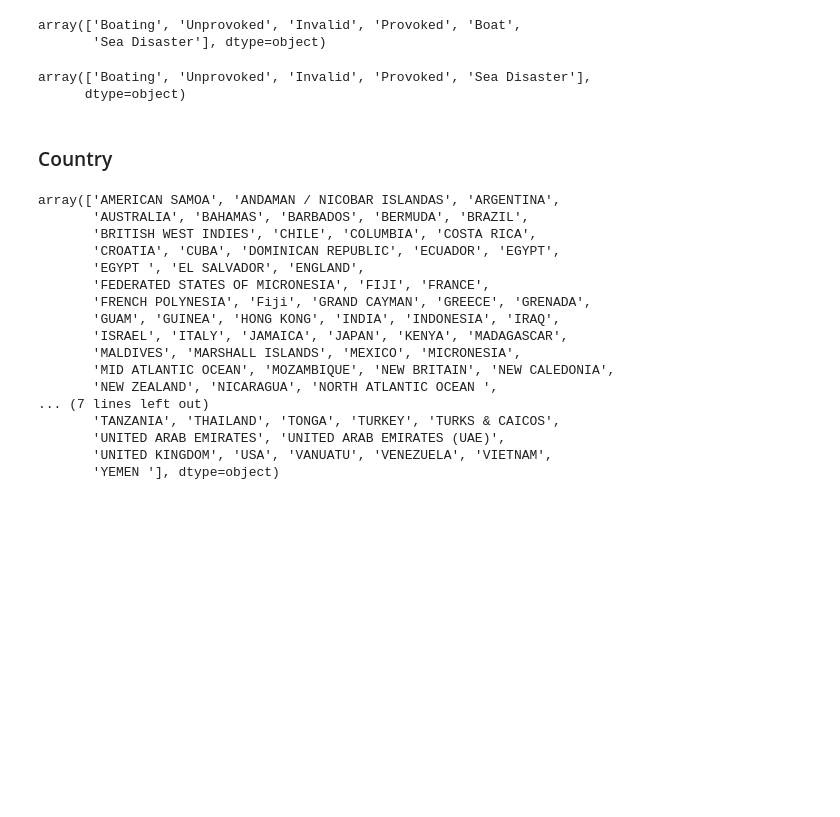
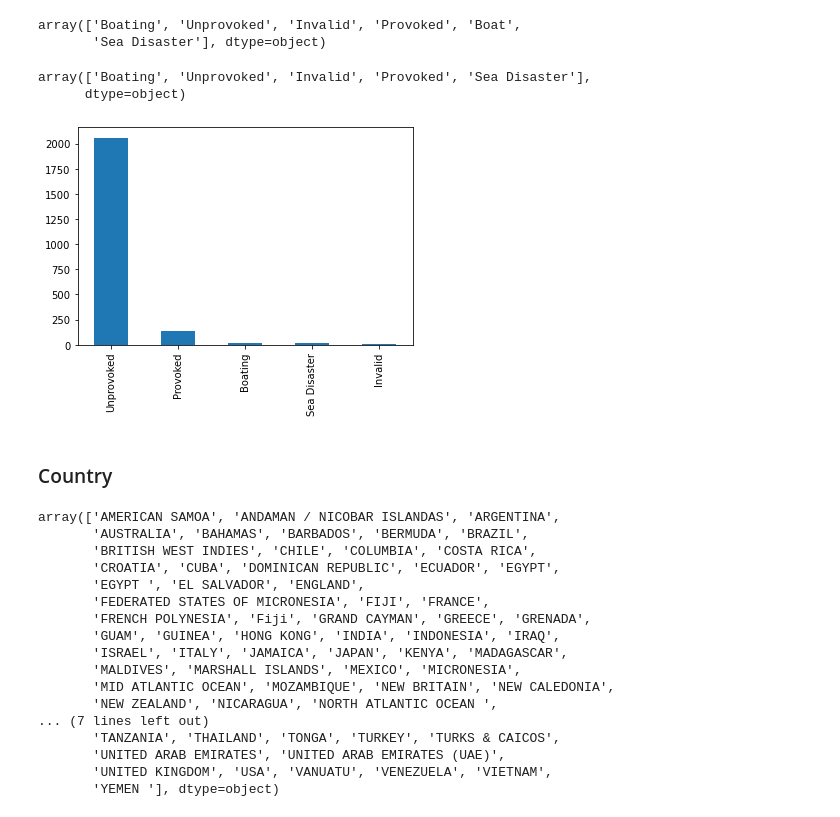
Before and after one commit to maugc1/Proyecto_1, a Jupyter notebook: Proyecto.ipynb, the cells around one changed output. Drawn from its saved outputs; the diff is of its cells as text; code cells hidden in the pictures; blank space fills up the shorter version.

```diff
--- a/Proyecto.ipynb
+++ b/Proyecto.ipynb
@@ -419,6 +437,10 @@ data.Type.unique()
 # %% [output]
 array(['Boating', 'Unprovoked', 'Invalid', 'Provoked', 'Sea Disaster'],
       dtype=object)
+# %%
+data.Type.value_counts().plot.bar();
+# %% [output]
+[figure, added]
 # %% [markdown]
 ### Country
 # %%
```
Also changed, not shown: parts of 8 cells of this notebook, 2 other files.
